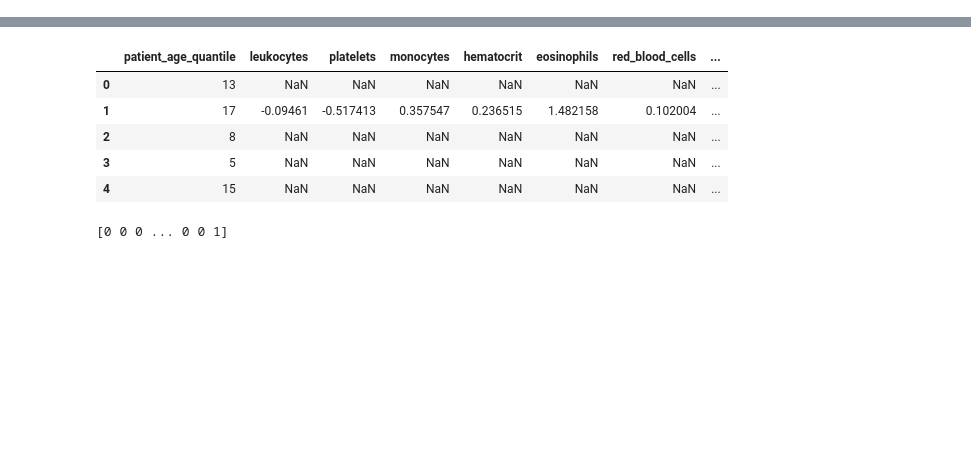
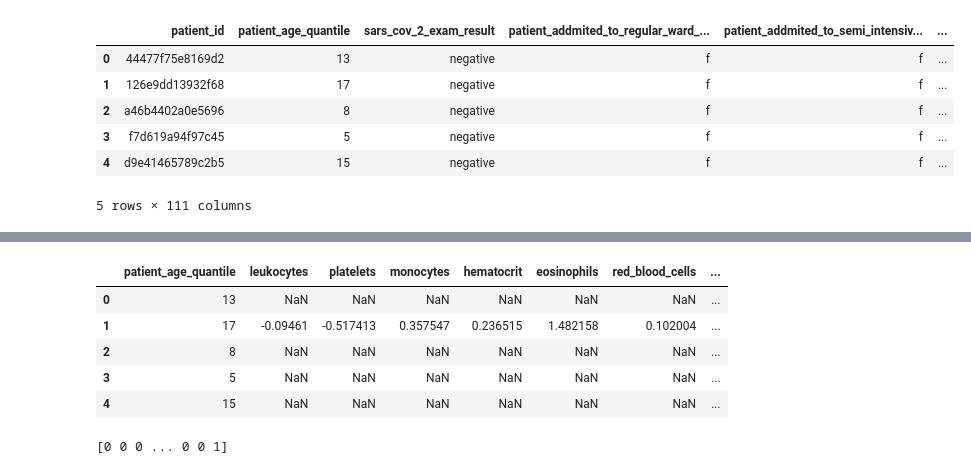
Before and after one commit to alexisperumal/ucsd_data_science_final_project, a Jupyter notebook: grant/SVC_notebook.ipynb, the cells around one changed output, grey strips where cells are left out. Drawn from its saved outputs; the diff is of its cells as text; code cells hidden in the pictures; blank space fills up the shorter version.

```diff
--- a/grant/SVC_notebook.ipynb
+++ b/grant/SVC_notebook.ipynb
@@ -5,4 +4,14 @@ import numpy as np
 import os
 # %%
 df = pd.read_csv(os.path.join('..', "arun/Resources/", 'diagnosis-of-covid-19-and-its-clinical-spectrum.csv'))
+# %%
+df.head()
+# %% [output]
+|  | patient_id | patient_age_quantile | sars_cov_2_exam_result | patient_addmited_to_regular_ward_... | patient_addmited_to_semi_intensiv... | ... |
+| 0 | 44477f75e8169d2 | 13 | negative | f | f | ... |
+| 1 | 126e9dd13932f68 | 17 | negative | f | f | ... |
+| 2 | a46b4402a0e5696 | 8 | negative | f | f | ... |
+| 3 | f7d619a94f97c45 | 5 | negative | f | f | ... |
+| 4 | d9e41465789c2b5 | 15 | negative | f | f | ... |
+5 rows × 111 columns
 # %%
```
Also changed, not shown: parts of 53 cells of this notebook, 6 other files.
